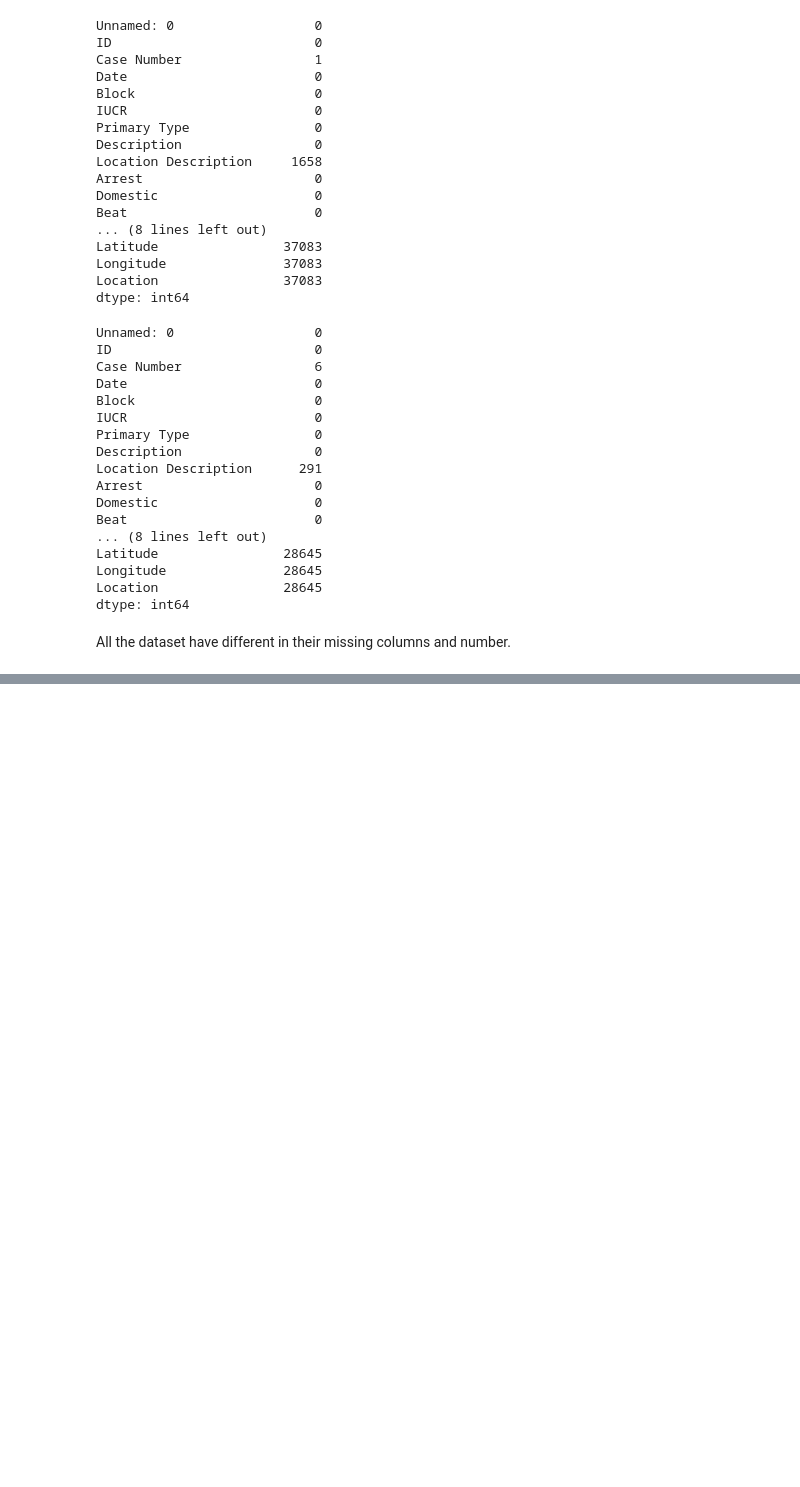
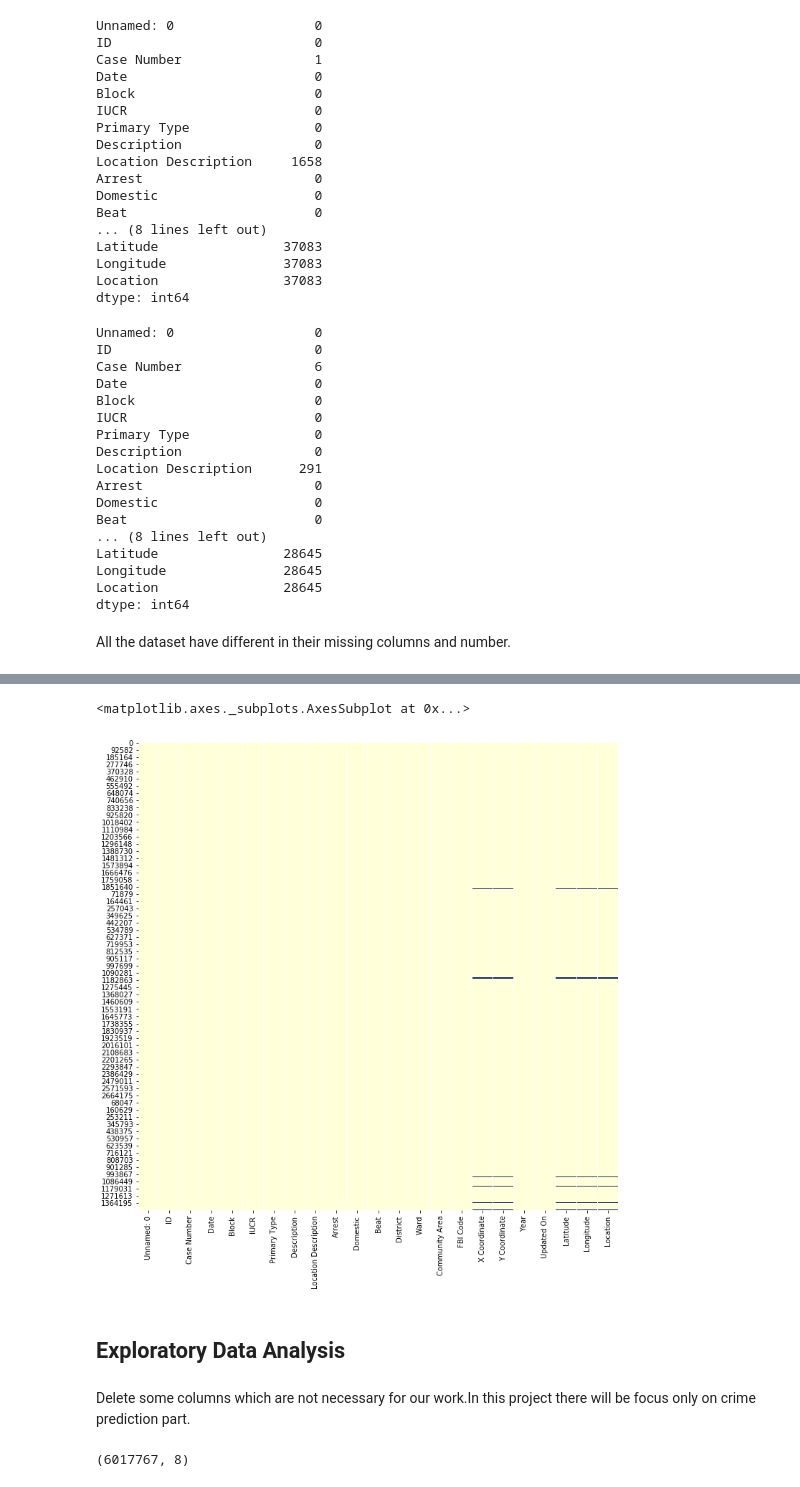
Before and after one commit to LIMON100/Crimes-in-Chicago, a Jupyter notebook: CrimeAnalysis.ipynb, the cells around one changed output, grey strips where cells are left out. Saved outputs shown, nothing was run; the diff lists cells and outputs as text; code cells hidden in the pictures; blank space fills up the shorter version.

```diff
--- a/CrimeAnalysis.ipynb
+++ b/CrimeAnalysis.ipynb
@@ -139,3 +185,5 @@ dataset1.head().transpose()
 | Latitude | 41.9819 | 41.7757 | 41.7699 | 41.943 | 41.7842 |
 | Longitude | -87.772 | -87.6119 | -87.5937 | -87.7801 | -87.7167 |
 | Location | (41.981912692, -87.771996382) | (41.775732538, -87.611919814) | (41.769897392, -87.593670899) | (41.942984005, -87.780056951) | (41.784210853, -87.71674491) |
+# %%
+dataset = pd.concat([dataset1 , dataset2 , dataset3])
@@ -141,0 +234,12 @@ dataset1.head().transpose()
+# %%
+# Let's see how many null elements are contained in the data
+
+plt.figure(figsize=(12 , 12))
+sns.heatmap(dataset.isnull(), cbar = False, cmap = 'YlGnBu')
+# %% [output]
+<matplotlib.axes._subplots.AxesSubplot at 0x...>
+[figure, added]
+# %% [markdown]
+## Exploratory Data Analysis
+# %% [markdown]
+Delete some columns which are not necessary for our work.In this project there will be focus only on crime prediction part.
@@ -141,0 +248,4 @@ dataset1.head().transpose()
+# %%
+new_dataset.shape
+# %% [output]
+(6017767, 8)
```
Also changed, not shown: parts of 23 cells of this notebook.
